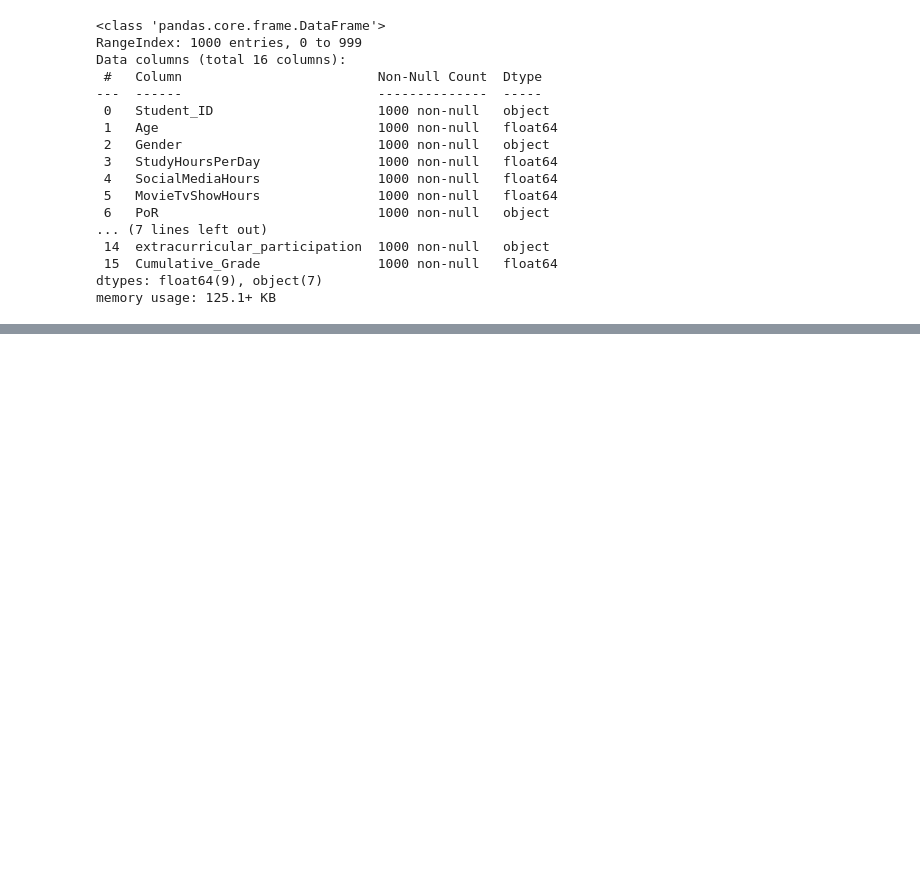
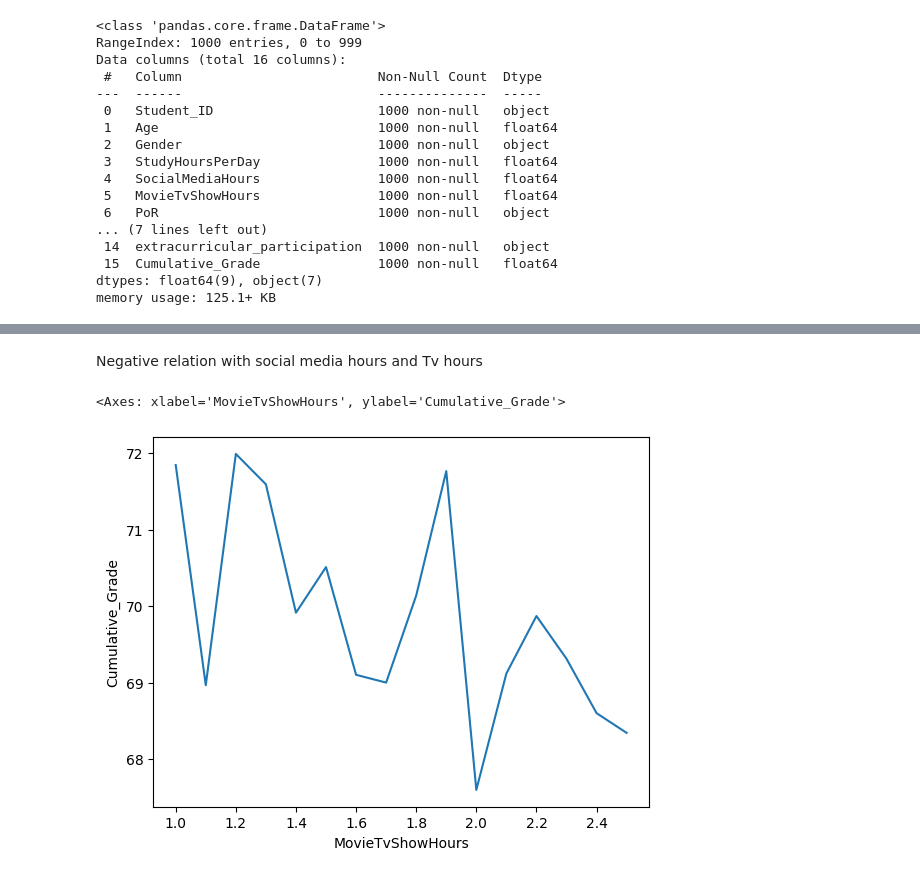
Before and after one commit to aditya161205/DAV, a Jupyter notebook: q1_DAV.ipynb, the cells around one changed output, grey strips where cells are left out. Saved outputs shown, nothing was run; the diff lists cells and outputs as text; code cells hidden in the pictures; blank space fills up the shorter version.

```diff
--- a/q1_DAV.ipynb
+++ b/q1_DAV.ipynb
@@ -72,0 +148,8 @@ memory usage: 125.1+ KB
+# %% [markdown]
+Negative relation with social media hours and Tv hours
+# %%
+avg = data.groupby('MovieTvShowHours')['Cumulative_Grade'].mean().reset_index()
+sns.lineplot(data=avg, x='MovieTvShowHours', y='Cumulative_Grade')
+# %% [output]
+<Axes: xlabel='MovieTvShowHours', ylabel='Cumulative_Grade'>
+[figure, added]
```
Also changed, not shown: parts of 19 cells of this notebook.
